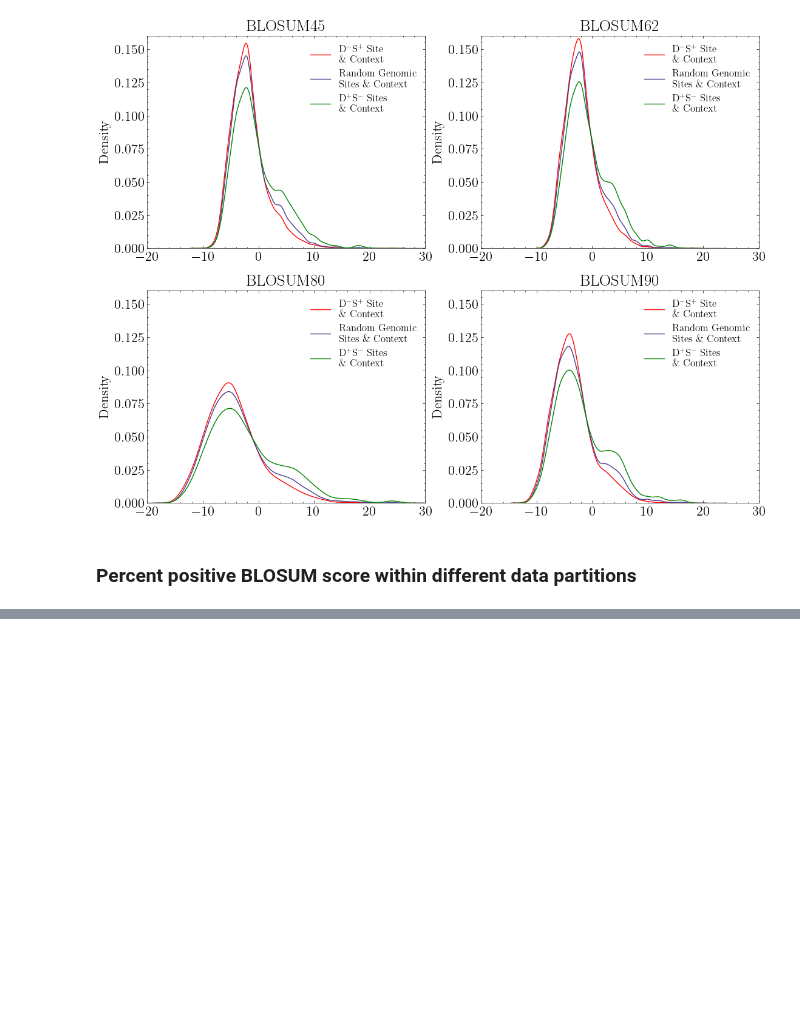
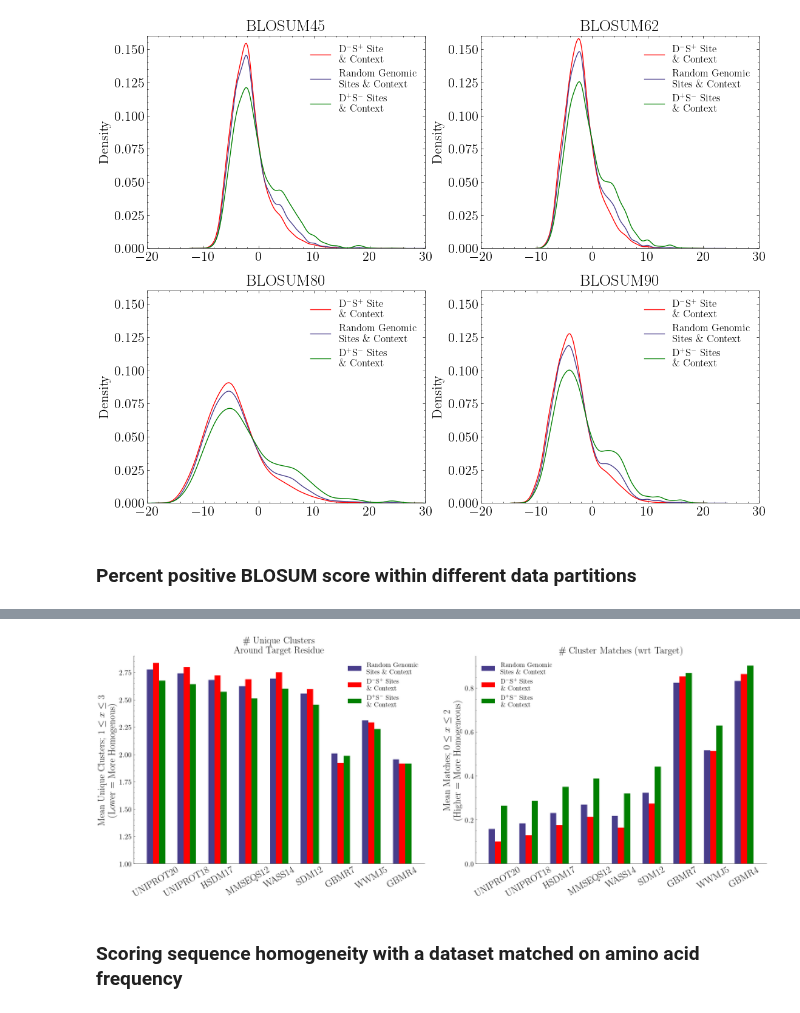
Before and after one commit to ntranoslab/diff-tol, a Jupyter notebook: code/fig4.ipynb, the cells around one changed output, grey strips where cells are left out. Saved outputs shown, nothing was run; the diff lists cells and outputs as text; code cells hidden in the pictures; blank space fills up the shorter version.

```diff
--- a/code/fig4.ipynb
+++ b/code/fig4.ipynb
@@ -360,0 +393,69 @@ Text(0, 0.5, '\\% Positive BLOSUM Score (wrt Background)')
+# %%
+num_cluster_algo = {a: [pd.Series([seq_cluster(amino_acid_cluster[a], s) for s in seqs]).mean() for seqs in
+                       [random_seqs, del_intol_sub_tol_window, del_tol_sub_intol_window]] for a in data.keys()}
+target_cluster_algo = {a: [pd.Series([res_in_cluster(amino_acid_cluster[a], amino_acid_cluster[a][s[1]], s) for s in seqs]).mean() for seqs in
+                          [random_seqs, del_intol_sub_tol_window, del_tol_sub_intol_window]] for a in data.keys()}
+# %%
+# Create a wider figure
+fig, axs = plt.subplots(1, 2, figsize=(20, 8))
+
+# the width of the bars
+bar_width = 0.2
+
+# Set the positions of the bars on the x-axis
+values1 = [num_cluster_algo[a][0] for a in data.keys()]
+values2 = [num_cluster_algo[a][1] for a in data.keys()]
+values3 = [num_cluster_algo[a][2] for a in data.keys()]
+
+r1 = np.arange(len(data.keys()))
+r2 = [x + bar_width for x in r1]
+r3 = [x + bar_width*2 for x in r1]
+
+# Create the grouped bar plot
+axs[0].bar(r1, values1, color='darkslateblue', width=bar_width, label='Random Genomic\nSites \\& Context')
+axs[0].bar(r2, values2, color='r', width=bar_width, label=r'D$^-$S$^+$ Sites' + "\n\\& Context")
+axs[0].bar(r3, values3, color='g', width=bar_width, label=r'D$^+$S$^-$ Sites' + "\n\\& Context")
+
+# Add labels and title
+axs[0].set_ylabel('Mean Unique Clusters; ' + r'$1\leq x \leq 3$' + "\n(Lower = More Homogenous)", fontsize=20)
+axs[0].set_xticks([r + bar_width for r in range(len(data.keys()))])
+axs[0].set_xticklabels(data.keys(), fontsize=20, rotation=30)
+axs[0].tick_params(axis='y', labelsize=15)
+axs[0].set_title("\\# Unique Clusters\nAround Target Residue", size=20)
+axs[0].set_ylim(1, 2.9)
+axs[0].spines[["top", "right"]].set_visible(False)
+axs[0].tick_params(top=False, right=False, bottom=False, which="both")
+
+values1 = [target_cluster_algo[a][0] for a in data.keys()]
+values2 = [target_cluster_algo[a][1] for a in data.keys()]
+values3 = [target_cluster_algo[a][2] for a in data.keys()]
+
+# Set the positions of the bars on the x-axis
+r1 = np.arange(len(data.keys()))
+r2 = [x + bar_width for x in r1]
+r3 = [x + bar_width*2 for x in r1]
+
+# Create the grouped bar plot
+axs[1].bar(r1, values1, color='darkslateblue', width=bar_width, label='Random Genomic\nSites \\& Context')
+axs[1].bar(r2, values2, color='r', width=bar_width, label=r'D$^-$S$^+$ Sites' + "\n\\& Context")
+axs[1].bar(r3, values3, color='g', width=bar_width, label=r'D$^+$S$^-$ Sites' + "\n\\& Context")
+
+# Add labels and title
+axs[1].set_ylabel("Mean Matches; " + r'$0\leq x \leq2$' + "\n(Higher = More Homogeneous)", fontsize=20)
+axs[1].set_xticks([r + bar_width for r in range(len(data.keys()))])
+axs[1].set_xticklabels(data.keys(), fontsize=20, rotation=30)
+axs[1].tick_params(axis='y', labelsize=15)
+axs[1].set_title("\\# Cluster Matches (wrt Target)", size=20)
+axs[1].spines[['top', 'right']].set_visible(False)
+# axs[1].set_ylim(0.05, 0.45)
+axs[1].tick_params(top=False, right=False, bottom=False, which="both")
+
+# Add legend
+axs[0].legend(frameon=False, fontsize=14)
+axs[1].legend(frameon=False, fontsize=14)
+plt.subplots_adjust(wspace=5)
+plt.tight_layout()
+# %% [output]
+[figure, added]
+# %% [markdown]
+### Scoring sequence homogeneity with a dataset matched on amino acid frequency
```
Also changed, not shown: parts of 19 cells of this notebook, 2 other files.
